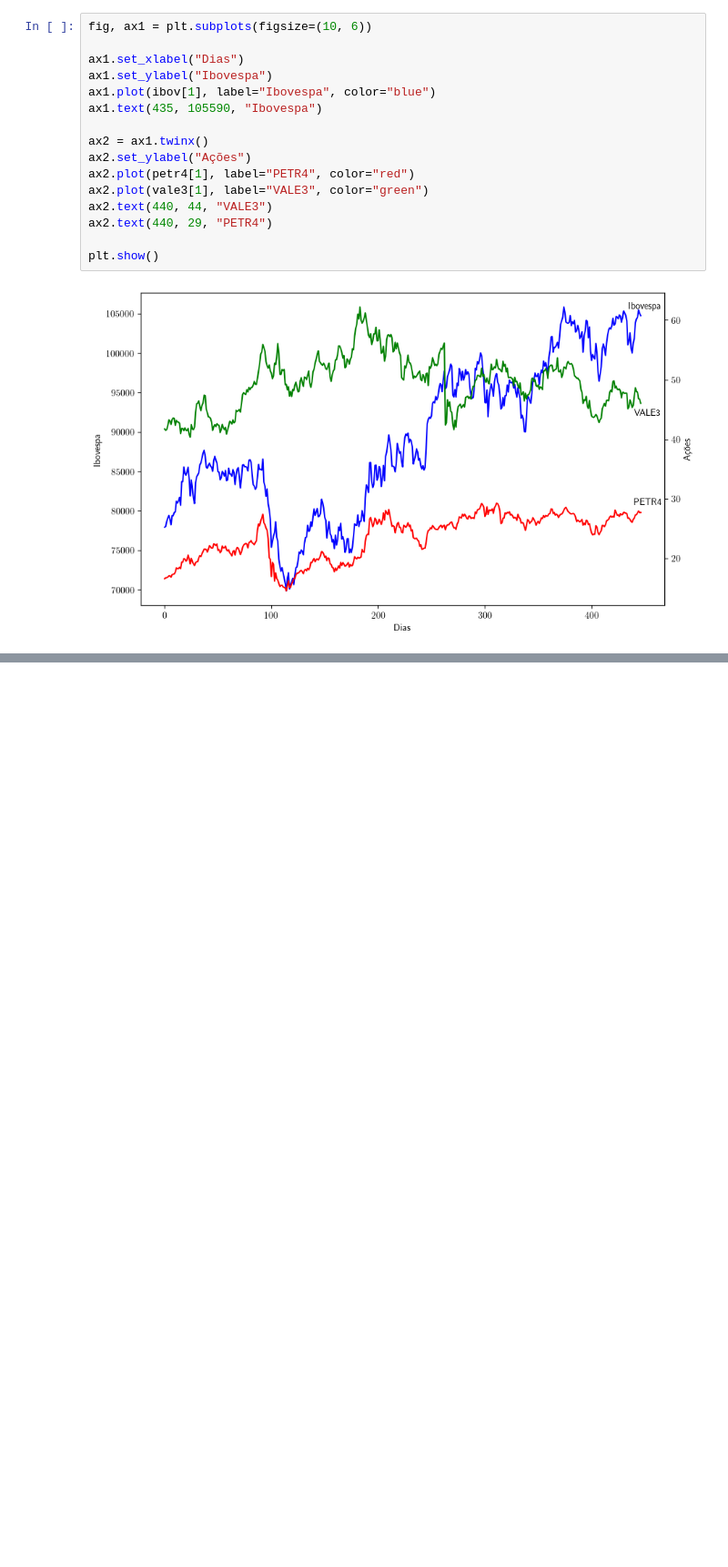
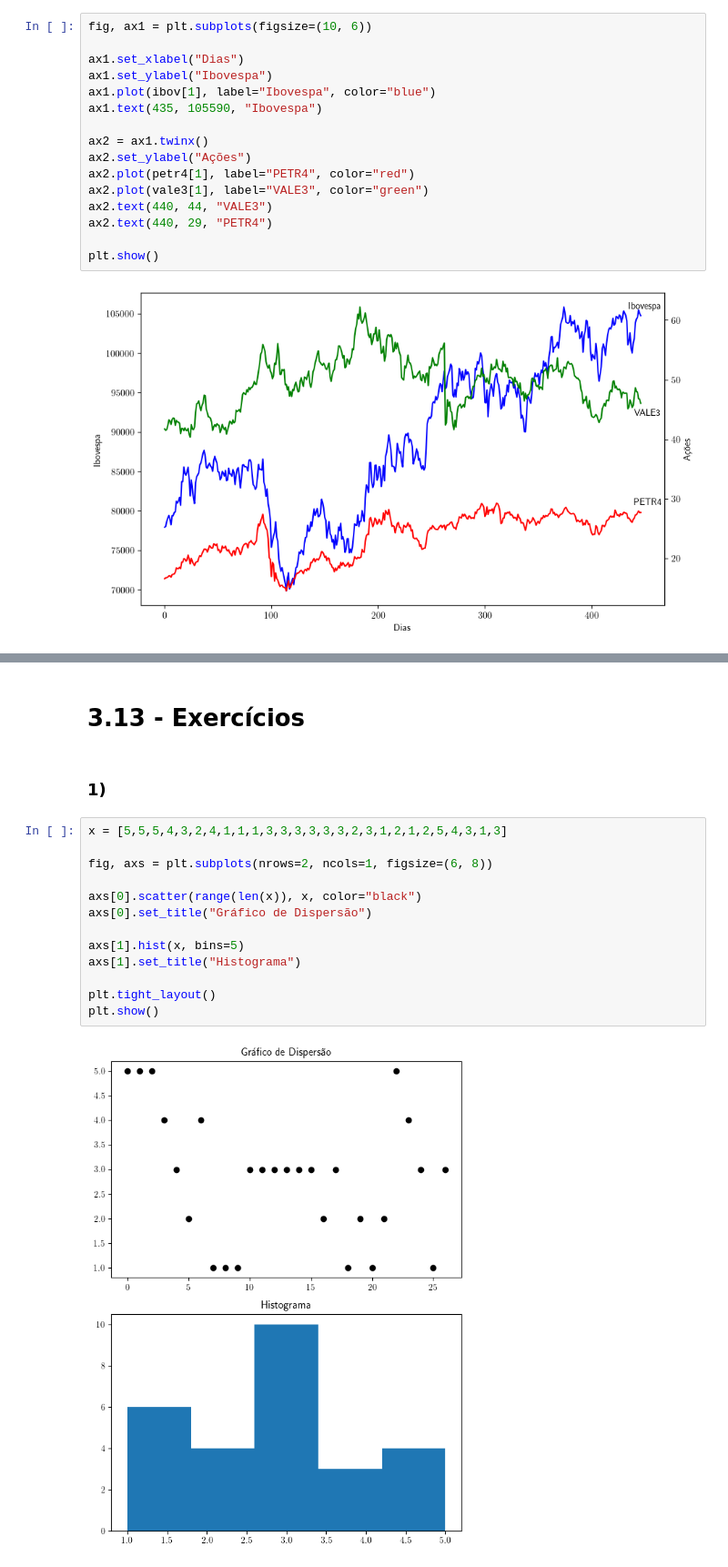
Before and after one commit to eraosso/PMF, a Jupyter notebook: Capitulo-3.ipynb, the cells around one changed output, grey strips where cells are left out. Shown at 91% size. Cells and saved outputs as stored; diff of their text form; blank space fills up the shorter version.

Commit message:
Finalizado o capítulo 3, incluindo alguns exercícios selecionados

```diff
--- a/Capitulo-3.ipynb
+++ b/Capitulo-3.ipynb
@@ -716,0 +746,19 @@ array([ 0.00906357,  0.00179635,  0.00597729,  0.0118836 ,  0.        ,
+# %% [markdown]
+# 3.13 - Exercícios
+# %% [markdown]
+### 1)
+# %%
+x = [5,5,5,4,3,2,4,1,1,1,3,3,3,3,3,3,2,3,1,2,1,2,5,4,3,1,3]
+
+fig, axs = plt.subplots(nrows=2, ncols=1, figsize=(6, 8))
+
+axs[0].scatter(range(len(x)), x, color="black")
+axs[0].set_title("Gráfico de Dispersão")
+
+axs[1].hist(x, bins=5)
+axs[1].set_title("Histograma")
+
+plt.tight_layout()
+plt.show()
+# %% [output]
+[figure, added]
```
Also changed, not shown: parts of 30 cells of this notebook, 2 other files.
